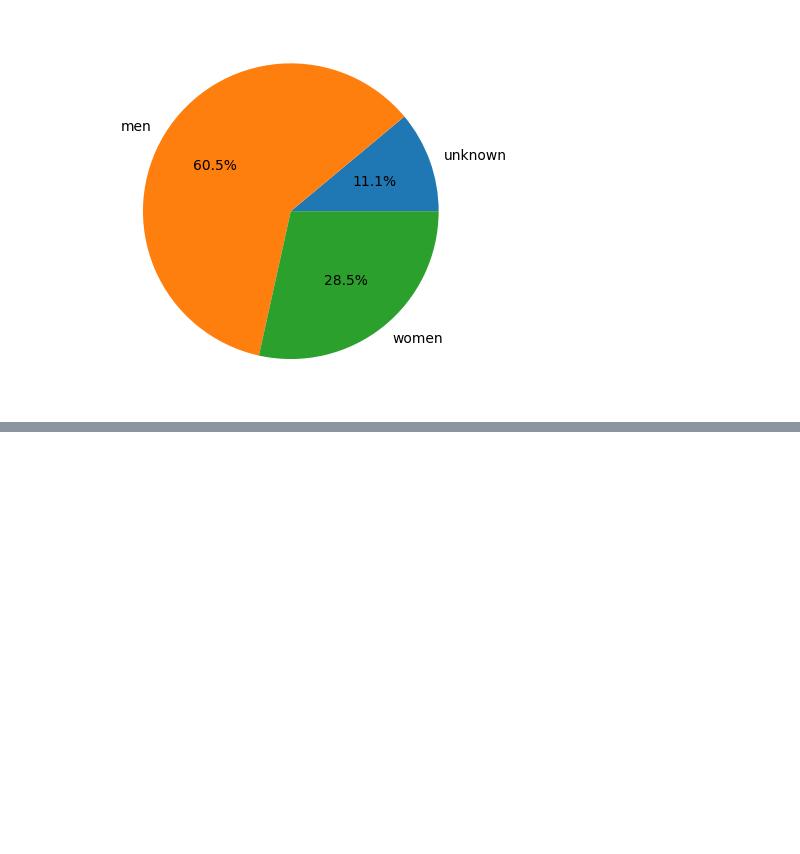
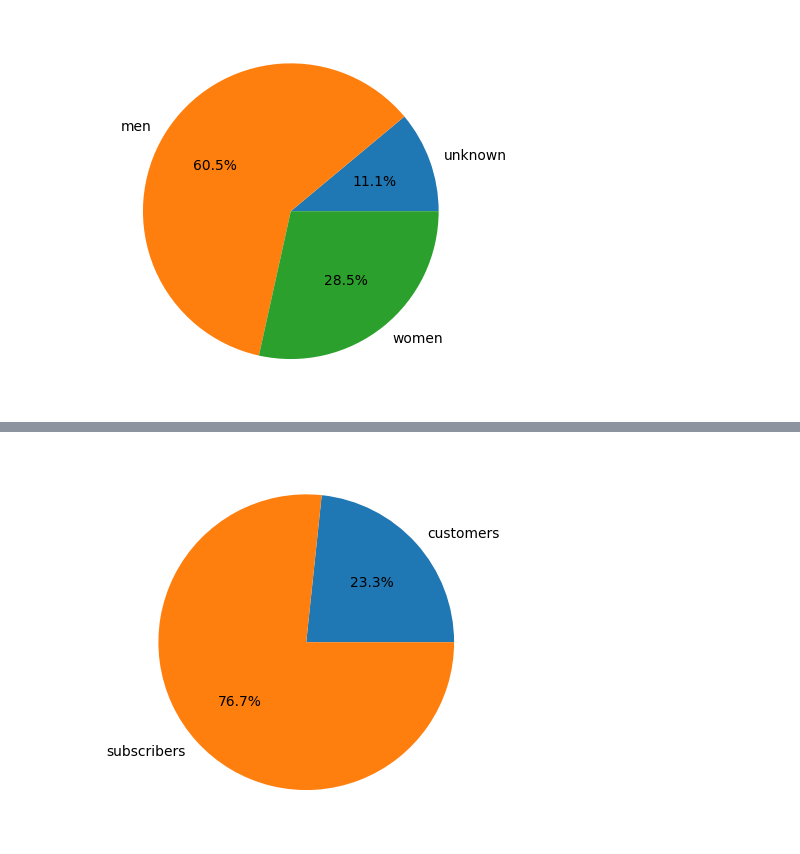
Before and after one commit to GaiaPizzuti/Bike-Inequality, a Jupyter notebook: src/data_analysis.ipynb, the cells around one changed output, grey strips where cells are left out. Cells and saved outputs as stored; diff of their text form; code cells hidden in the pictures; blank space fills up the shorter version.

Commit message:
add data_integration_for_usertype()

```diff
--- a/src/data_analysis.ipynb
+++ b/src/data_analysis.ipynb
@@ -143,0 +147,26 @@ data_integration_for_gender()
+# %%
+def data_integration_for_usertype():
+    data_dir = 'D:/unitn/Bike-Inequality/data/NYC'
+
+    data_files = os.listdir(data_dir)
+    usertypes_infos = {
+        'customers': 0,
+        'subscribers': 0,
+    }
+
+    for file in data_files:
+        # read data from each file into a DataFrame
+        file_path = os.path.join(data_dir, file)
+
+        df = pd.read_csv(file_path)
+        count = df['usertype'].value_counts()
+        usertypes_infos['customers'] += count['Customer']
+        usertypes_infos['subscribers'] += count['Subscriber']
+
+    fig, ax = plt.subplots()
+    plt.pie(usertypes_infos.values(), labels=usertypes_infos.keys(),  autopct='%1.1f%%')
+    plt.show()
+
+data_integration_for_usertype()
+# %% [output]
+[figure, added]
```
Also changed, not shown: parts of 2 cells of this notebook, 1 other file.
